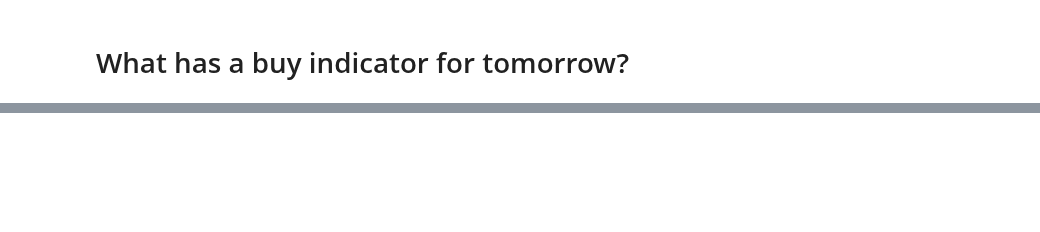
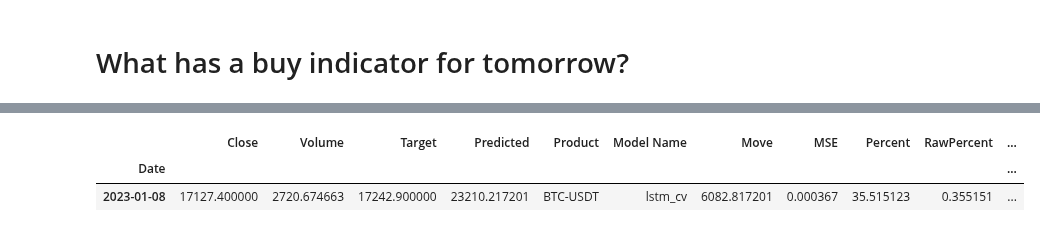
Before and after one commit to j03m/alfred, a Jupyter notebook: Coin_Predictions.ipynb, the cells around one changed output, grey strips where cells are left out. Saved outputs shown, nothing was run; the diff lists cells and outputs as text; code cells hidden in the pictures; blank space fills up the shorter version.

```diff
--- a/Coin_Predictions.ipynb
+++ b/Coin_Predictions.ipynb
@@ -577,3 +636,5 @@ training: svm_cv_vwap
+# %%
+lstm_15m = build_15m_model()
 # %% [markdown]
 ## Train a single model against a single dataset
 # %%
@@ -724,0 +747,13 @@ profit for model:  svm_cv_vwap 34684.70438760219
+# %%
+def predict_config_model_for_product(bars, name, product):
+  df_raw = get_coin_data_frames(bars, product)
+  columns = model_config["column_sets"][name]+gbl_target_column
+  [scaled_features, X, y, normal_features] = convert_to_training_dataset(df_raw, columns)
+  scaled_close = X[:,[0]]
+  [predictions_scaled, predictions] = predict_trade(models[name], name, product, X, columns)
+
+  mse = mean_squared_error(scaled_close, predictions_scaled)
+  prediction = predictions[-1]
+
+  return build_trade_model(prediction, normal_features, product, name, mse)
+# %% [output]
@@ -725,3 +761,6 @@ profit for model:  svm_cv_vwap 34684.70438760219
+|  | Close | Volume | Target | Predicted | Product | Model Name | Move | MSE | Percent | RawPercent | ... |
+| Date |  |  |  |  |  |  |  |  |  |  | ... |
+| 2023-01-08 | 17127.400000 | 2720.674663 | 17242.900000 | 23210.217201 | BTC-USDT | lstm_cv | 6082.817201 | 0.000367 | 35.515123 | 0.355151 | ... |
 # %%
 # Fetch the top 10 and see if they predict up
 df_products = get_all_products()
```
Also changed, not shown: parts of 19 cells of this notebook.
